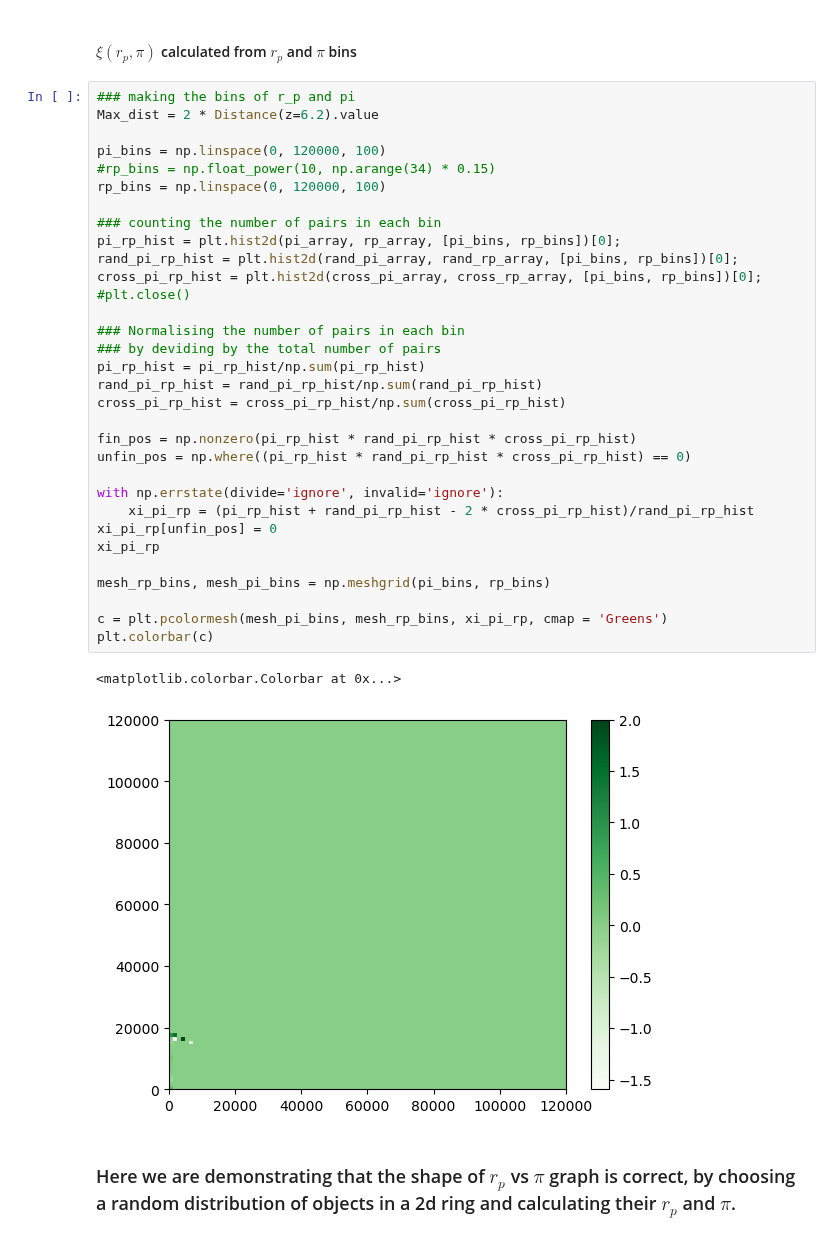
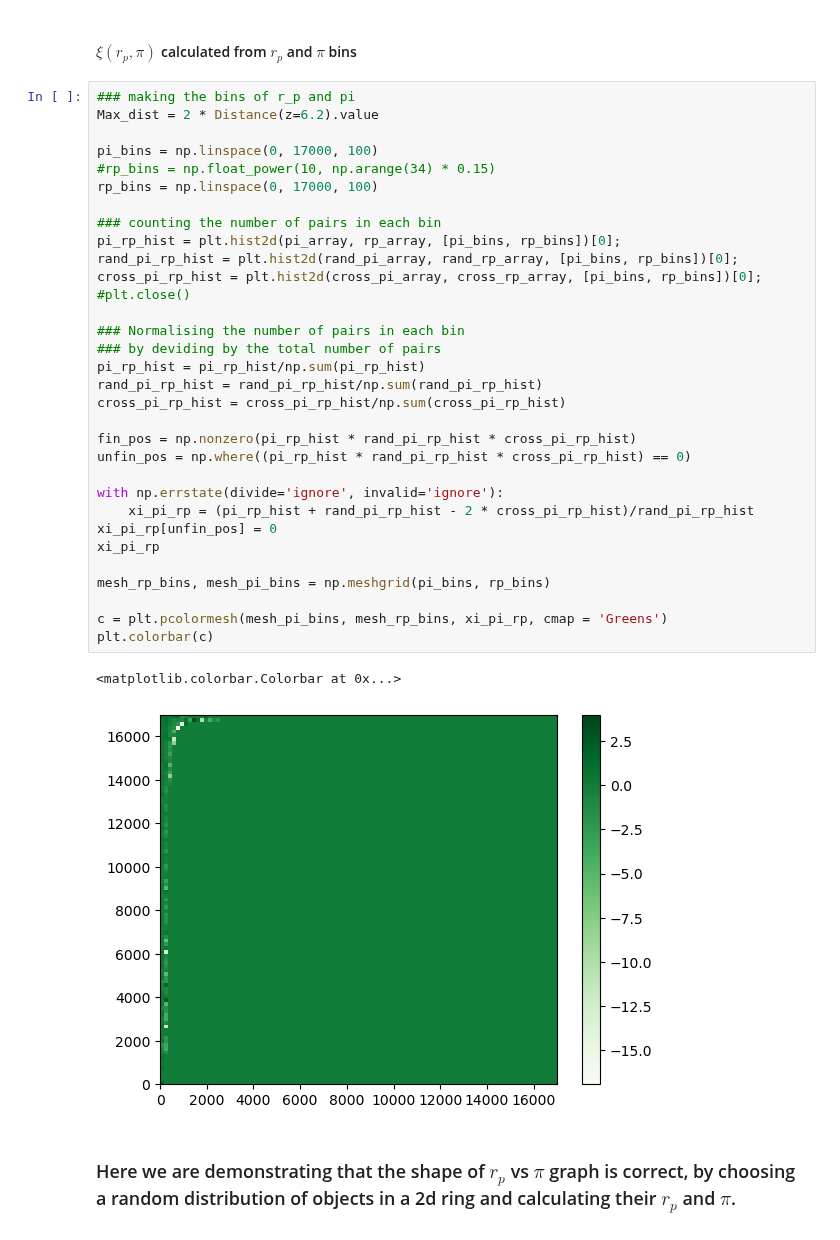
Before and after one commit to VibinRam/DP2, a Jupyter notebook: Codes/Clustering_analysis/Clustering_finder.ipynb, the cells around one changed output. Saved outputs shown, nothing was run; the diff lists cells and outputs as text.

```diff
--- a/Codes/Clustering_analysis/Clustering_finder.ipynb
+++ b/Codes/Clustering_analysis/Clustering_finder.ipynb
@@ -211,37 +133,37 @@ ax1.set_xscale('log')
 ### making the bins of r_p and pi
 Max_dist = 2 * Distance(z=6.2).value
 
-pi_bins = np.linspace(0, 120000, 100)
+pi_bins = np.linspace(0, 17000, 100)
 #rp_bins = np.float_power(10, np.arange(34) * 0.15)
-rp_bins = np.linspace(0, 120000, 100)
+rp_bins = np.linspace(0, 17000, 100)
 
 ### counting the number of pairs in each bin
 pi_rp_hist = plt.hist2d(pi_array, rp_array, [pi_bins, rp_bins])[0];
 rand_pi_rp_hist = plt.hist2d(rand_pi_array, rand_rp_array, [pi_bins, rp_bins])[0];
 cross_pi_rp_hist = plt.hist2d(cross_pi_array, cross_rp_array, [pi_bins, rp_bins])[0];
 #plt.close()
 
 ### Normalising the number of pairs in each bin
 ### by deviding by the total number of pairs
 pi_rp_hist = pi_rp_hist/np.sum(pi_rp_hist)
 rand_pi_rp_hist = rand_pi_rp_hist/np.sum(rand_pi_rp_hist)
 cross_pi_rp_hist = cross_pi_rp_hist/np.sum(cross_pi_rp_hist)
 
 fin_pos = np.nonzero(pi_rp_hist * rand_pi_rp_hist * cross_pi_rp_hist)
 unfin_pos = np.where((pi_rp_hist * rand_pi_rp_hist * cross_pi_rp_hist) == 0)
 
 with np.errstate(divide='ignore', invalid='ignore'):
     xi_pi_rp = (pi_rp_hist + rand_pi_rp_hist - 2 * cross_pi_rp_hist)/rand_pi_rp_hist
 xi_pi_rp[unfin_pos] = 0
 xi_pi_rp
 
 mesh_rp_bins, mesh_pi_bins = np.meshgrid(pi_bins, rp_bins)
 
 c = plt.pcolormesh(mesh_pi_bins, mesh_rp_bins, xi_pi_rp, cmap = 'Greens')
 plt.colorbar(c)
 # %% [output]
 <matplotlib.colorbar.Colorbar at 0x...>
-[figure, old version]
+[figure, new version]
 # %% [markdown]
 ### Here we are demonstrating that the shape of $r_p$ vs $\pi$ graph is correct, by choosing a random distribution of objects in a 2d ring and calculating their $r_p$ and $\pi$.
 # %%
```
Also changed, not shown: parts of 14 cells of this notebook, 11 other files.
